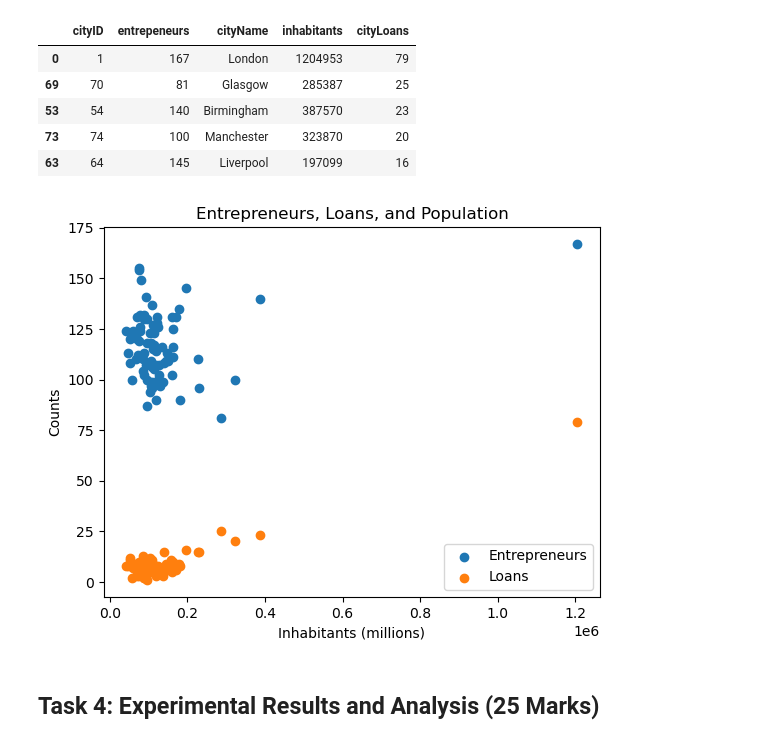
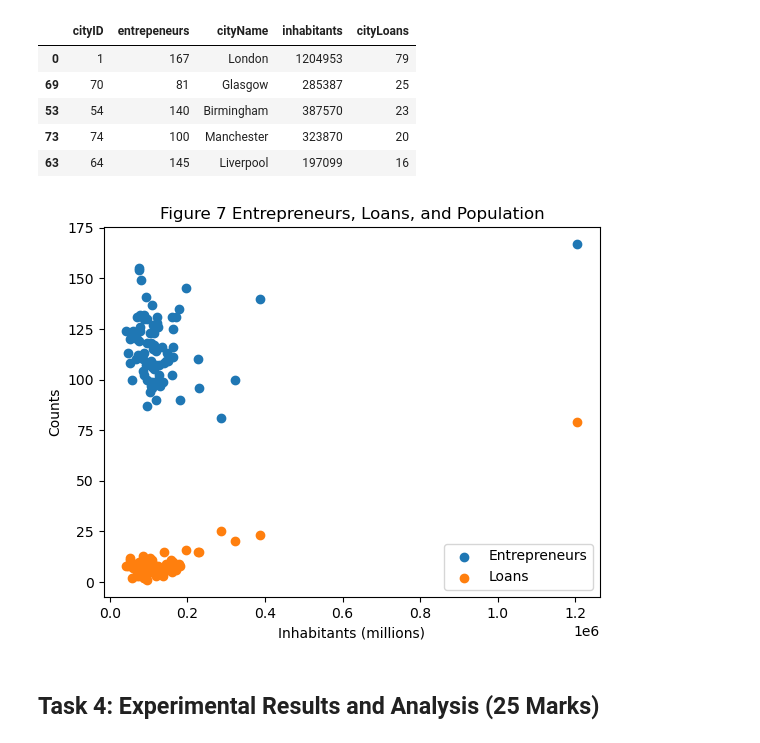
Before and after one commit to irismessage/data-essay, a Jupyter notebook: DATA Assessment 2023-24.ipynb, the cells around one changed output. Drawn from its saved outputs; the diff is of its cells as text; code cells hidden in the pictures.

```diff
--- a/DATA Assessment 2023-24.ipynb
+++ b/DATA Assessment 2023-24.ipynb
@@ -972,19 +972,19 @@ dfe.sort_values(by="cityLoans", axis=0, ascending=False).head()
 # %%
 fig, ax = plt.subplots()
 
 # it's probably with income or something
 
 ax.scatter(dfe["inhabitants"], x, label="Entrepreneurs")
 ax.scatter(dfe["inhabitants"], dfe["cityLoans"], label="Loans")
 
-ax.set_title("Entrepreneurs, Loans, and Population")
+ax.set_title("Figure 7 Entrepreneurs, Loans, and Population")
 ax.set_xlabel("Inhabitants (millions)")
 ax.set_ylabel("Counts")
 ax.legend()
 
 plt.show()
 # %% [output]
-[figure, old version]
+[figure, new version]
 # %% [markdown]
 ## Task 4: Experimental Results and Analysis (25 Marks)
 # %% [markdown]
```
Also changed, not shown: parts of 7 cells of this notebook.
